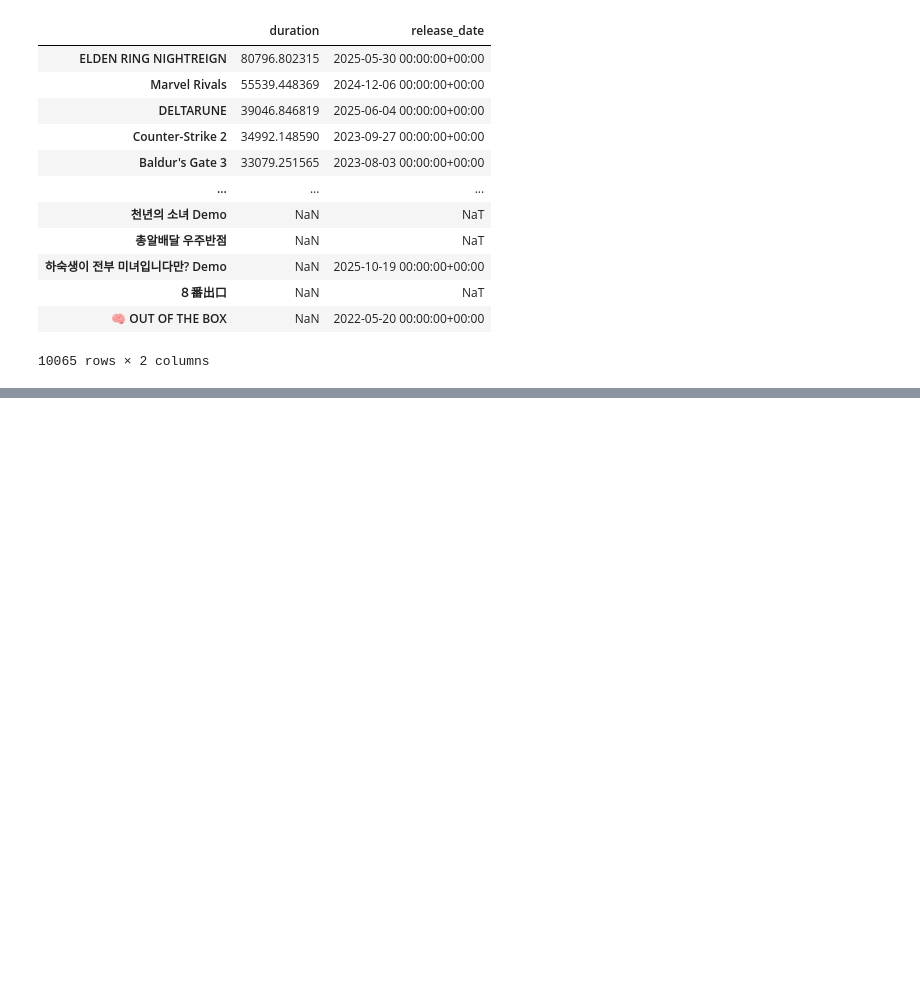
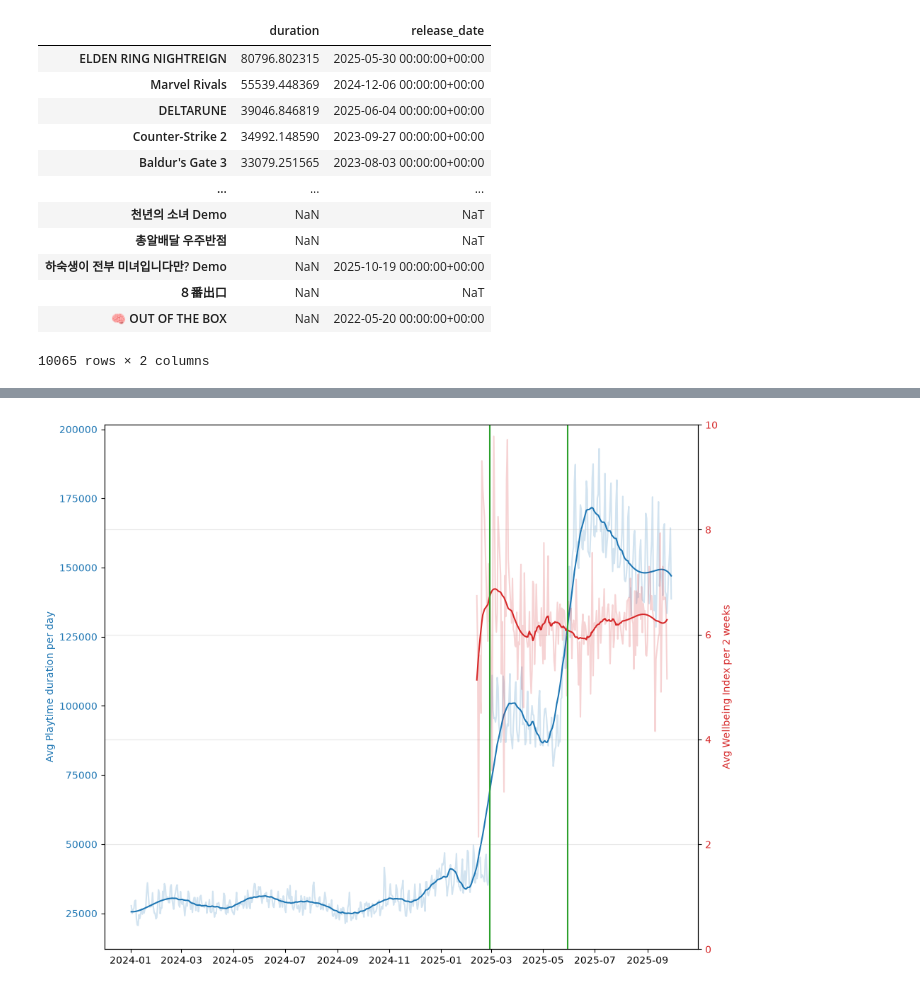
Before and after one commit to jinalpawar/Open_Play_Analysis, a Jupyter notebook: eda-jinal.ipynb, the cells around one changed output, grey strips where cells are left out. Cells and saved outputs as stored; diff of their text form; code cells hidden in the pictures; blank space fills up the shorter version.

```diff
--- a/eda-jinal.ipynb
+++ b/eda-jinal.ipynb
@@ -413,0 +439,7 @@ plt.scatter(gaming_logs_2025.session_start.dt.date, )
+# %%
+biweekly_wellbeing = users_with_data[["pid", "date", "wellbeing_index"]].reset_index(drop=True)
+biweekly_wellbeing.date = biweekly_wellbeing.date.dt.date
+biweekly_wellbeing = biweekly_wellbeing.groupby("date", as_index=False).wellbeing_index.mean()
+biweekly_wellbeing = biweekly_wellbeing[biweekly_wellbeing.wellbeing_index.notna() == True]
+
+biweekly_wellbeing
@@ -413,0 +460,34 @@ plt.scatter(gaming_logs_2025.session_start.dt.date, )
+# %%
+per_day_2025["avg_duration_smooth"] = savgol_filter(per_day_2025.avg_duration, 100, 4)
+biweekly_wellbeing["wellbeing_index_smooth"] = savgol_filter(biweekly_wellbeing.wellbeing_index, 100, 6)
+
+fig, ax1 = plt.subplots(figsize=(10,8))
+
+
+color = "tab:blue"
+ax1.set_ylabel("Avg Playtime duration per day", color=color)
+ax1.plot(per_day_2025.date, per_day_2025.avg_duration_smooth, c=color)
+ax1.tick_params(axis="y", labelcolor=color)
+
+ax1.plot(per_day_2025.date, per_day_2025.avg_duration, c=color, alpha=0.2)
+
+ax2 = ax1.twinx()
+color = "tab:red"
+ax2.set_ylabel("Avg Wellbeing Index per 2 weeks", color=color)
+ax2.plot(biweekly_wellbeing.date, biweekly_wellbeing.wellbeing_index_smooth, color=color)
+ax2.tick_params(axis="y", labelcolor=color)
+ax2.set_ylim(0, 10)
+
+ax2.plot(biweekly_wellbeing.date, biweekly_wellbeing.wellbeing_index, color=color, alpha=0.2)
+
+plt.axvline(date(2025, 5, 30), c="tab:green")
+plt.axvline(date(2025, 2, 27), c="tab:green")
+
+fig.tight_layout()
+plt.grid(alpha=0.3)
+plt.show()
+
+# smooth graph
+# minutes on y change to hours
+# %% [output]
+[figure, added]
```
Also changed, not shown: parts of 11 cells of this notebook, 2 other files.
